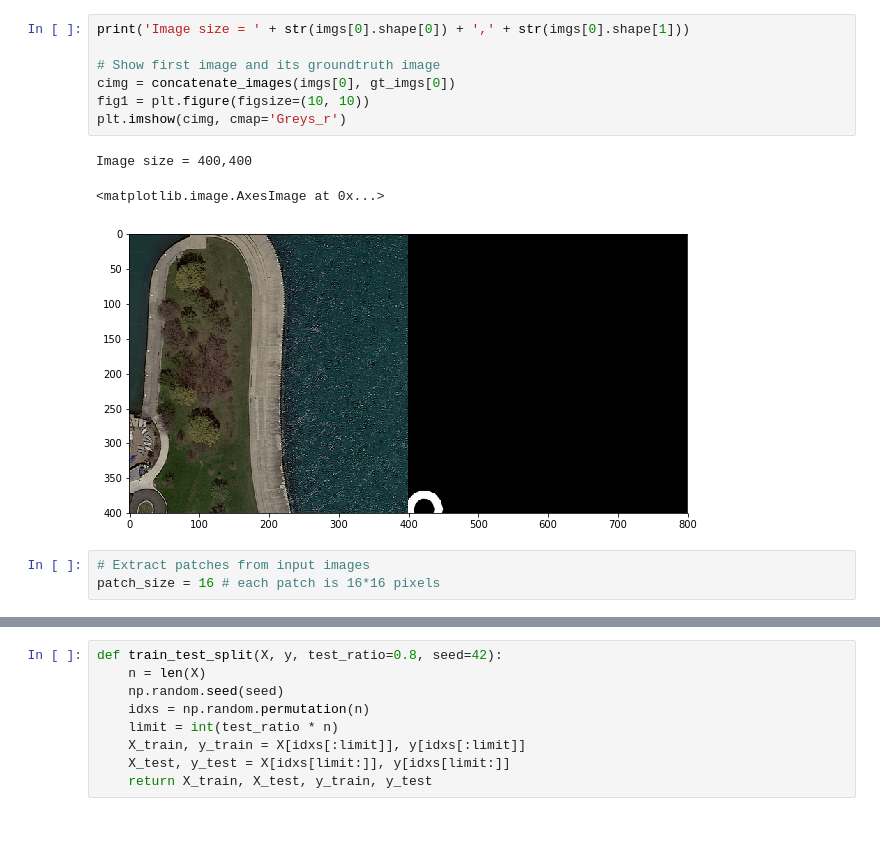
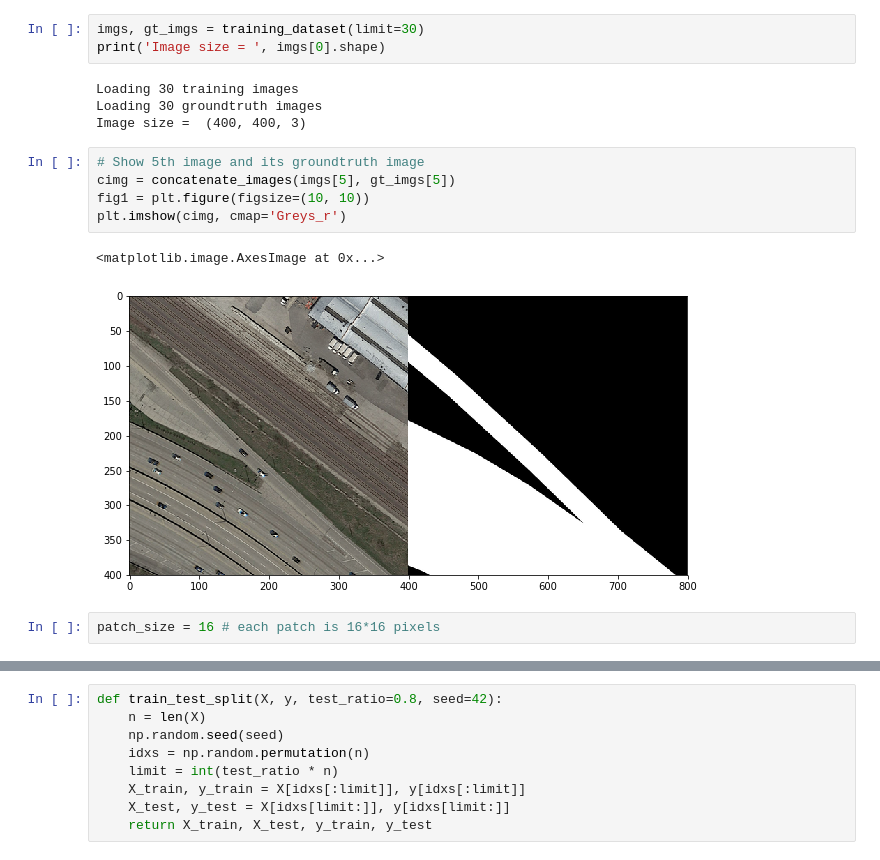
Before and after one commit to mukel/epfml17-segmentation, a Jupyter notebook: segment_aerial_images_keras.ipynb, the cells around one changed output, grey strips where cells are left out. Cells and saved outputs as stored; diff of their text form; blank space fills up the shorter version.

```diff
--- a/segment_aerial_images_keras.ipynb
+++ b/segment_aerial_images_keras.ipynb
@@ -115,14 +25,17 @@ satImage_092.png
+# %%
+imgs, gt_imgs = training_dataset(limit=30)
+print('Image size = ', imgs[0].shape)
+# %% [output]
+Loading 30 training images
+Loading 30 groundtruth images
+Image size =  (400, 400, 3)
 # %%
-print('Image size = ' + str(imgs[0].shape[0]) + ',' + str(imgs[0].shape[1]))
-
-# Show first image and its groundtruth image
-cimg = concatenate_images(imgs[0], gt_imgs[0])
+# Show 5th image and its groundtruth image
+cimg = concatenate_images(imgs[5], gt_imgs[5])
 fig1 = plt.figure(figsize=(10, 10))
 plt.imshow(cimg, cmap='Greys_r')
 # %% [output]
-Image size = 400,400
+<matplotlib.image.AxesImage at 0x...>
-<matplotlib.image.AxesImage at 0x...>
-[figure, old version]
+[figure, new version]
 # %%
-# Extract patches from input images
 patch_size = 16 # each patch is 16*16 pixels
```
Also changed, not shown: parts of 27 cells of this notebook, 1 other file.
